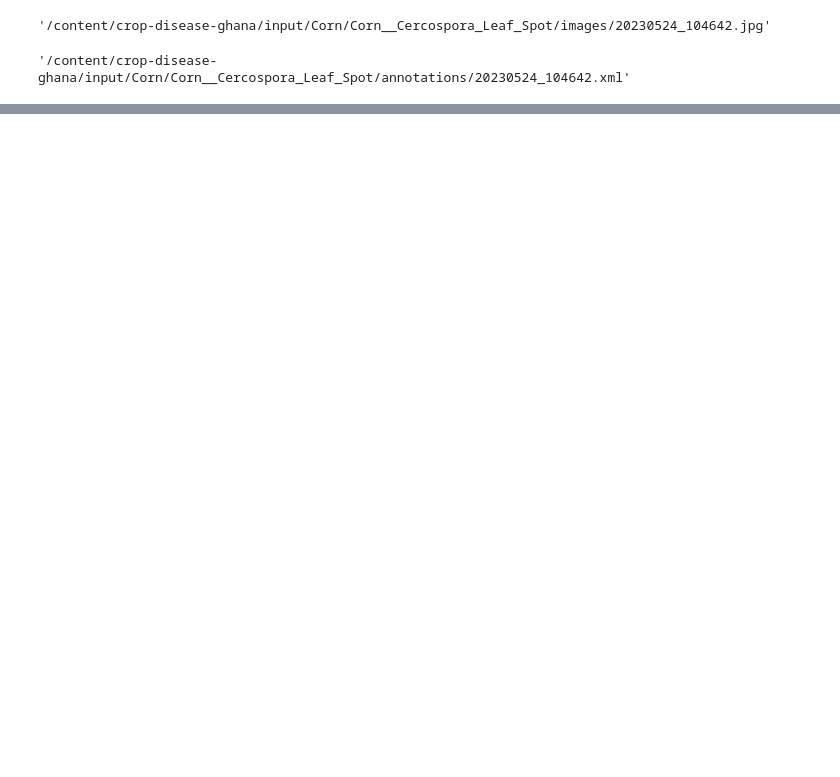
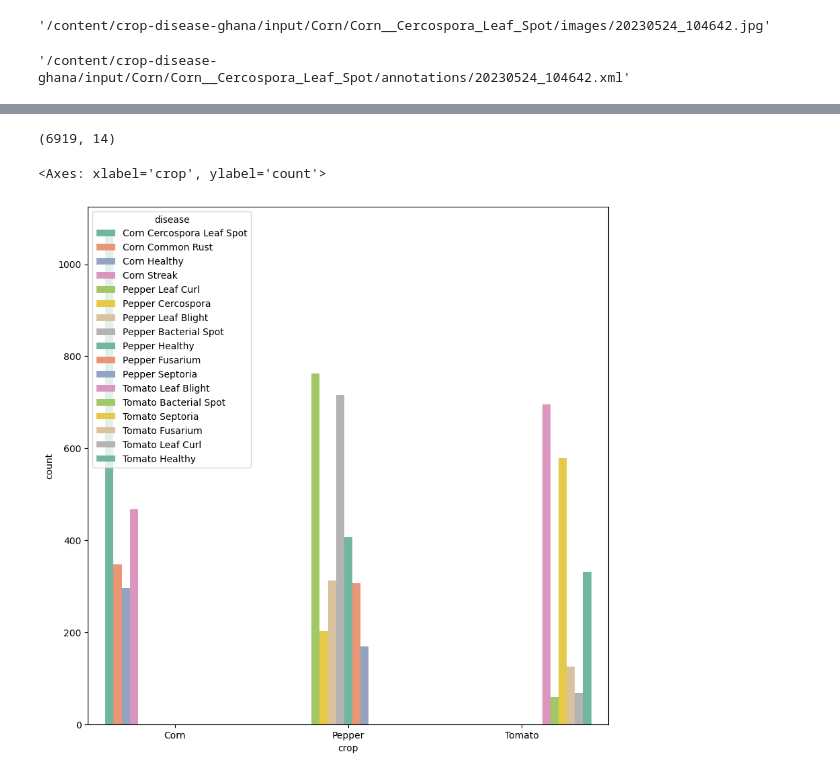
Before and after one commit to ljtaylor99/AAI-521-Final-Project, a Jupyter notebook: AAI_521_Final_Project_Classification_BoundingBox.ipynb, the cells around one changed output, grey strips where cells are left out. Saved outputs shown, nothing was run; the diff lists cells and outputs as text; code cells hidden in the pictures; blank space fills up the shorter version.

```diff
--- a/AAI_521_Final_Project_Classification_BoundingBox.ipynb
+++ b/AAI_521_Final_Project_Classification_BoundingBox.ipynb
@@ -188,6 +168,8 @@ Name: disease, dtype: int64
 # %%
-labels_df = labels_df.loc[labels_df["disease"] != 'Tomato Mosaic']
-labels_df = labels_df.loc[labels_df["disease"] != 'Corn Northern Leaf Blight']
+# Drop labels with too little data or multiple diseases
+labels_df = labels_df[labels_df['disease'] != 'Tomato Mosaic']
+labels_df = labels_df[labels_df['disease'] != 'Corn Northern Leaf Blight']
+labels_df = labels_df[labels_df['disease'] != 'Pepper Leaf Mosaic']
 labels_df['disease'].value_counts()
 # %% [output]
 Corn Cercospora Leaf Spot    9431
@@ -278,0 +215,8 @@ Name: Cercospora leaf spot, Bounding Box: (258.6905582356995, 1173.8151799387442
+# %%
+# Labels for categories
+labels = {}
+#np.unique(no_duplicates['disease'])
+lab_len = len(np.unique(labels_df['disease']))
+for j,i in zip(np.unique(labels_df['disease']),range(1,lab_len + 1)):
+  labels[j] = i
+print(labels)
@@ -278,0 +225,9 @@ Name: Cercospora leaf spot, Bounding Box: (258.6905582356995, 1173.8151799387442
+# %%
+# Use categorical labels to make new target column
+enc_labels = []
+for i in labels_df['disease']:
+  for k,v in labels.items():
+    if i == k :
+      enc_labels.append(labels[i])
+labels_df['label'] = enc_labels
+labels_df.head()
@@ -278,0 +248,14 @@ Name: Cercospora leaf spot, Bounding Box: (258.6905582356995, 1173.8151799387442
+# %%
+# Drop duplicates
+no_duplicates = labels_df.drop_duplicates(subset = 'img_path',ignore_index=True)
+no_duplicates.reset_index()
+no_duplicates.shape
+# %% [output]
+(6919, 14)
+# %%
+# Crop type and disease distribution
+plt.figure(figsize = (10,10))
+sns.countplot(x = no_duplicates['crop'],hue = no_duplicates['disease'],palette = 'Set2')
+# %% [output]
+<Axes: xlabel='crop', ylabel='count'>
+[figure, added]
```
Also changed, not shown: parts of 78 cells of this notebook.
